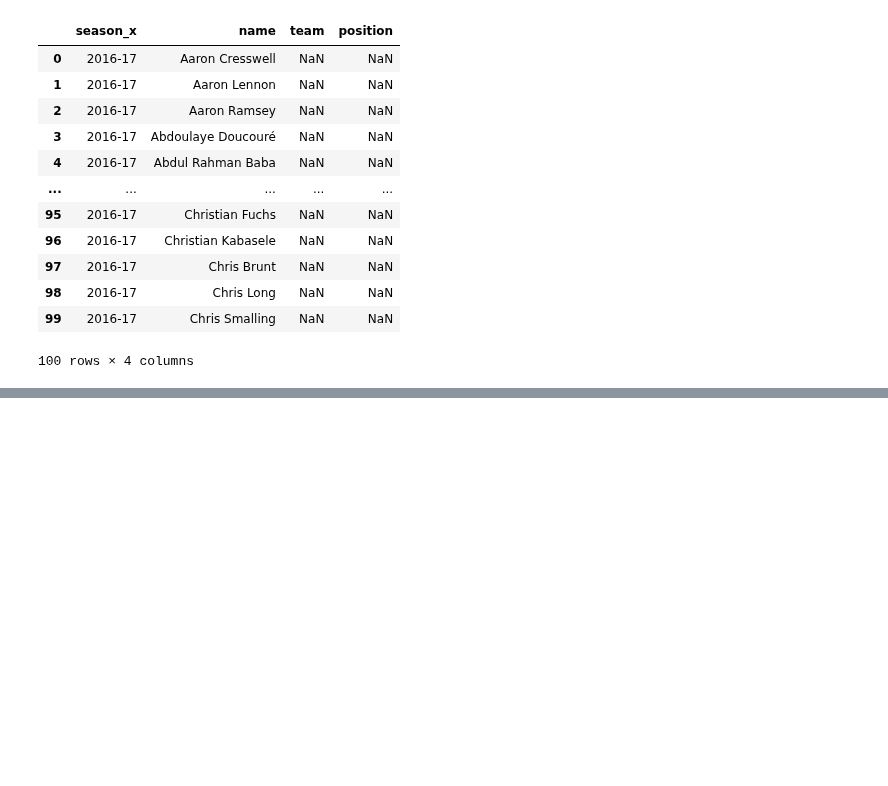
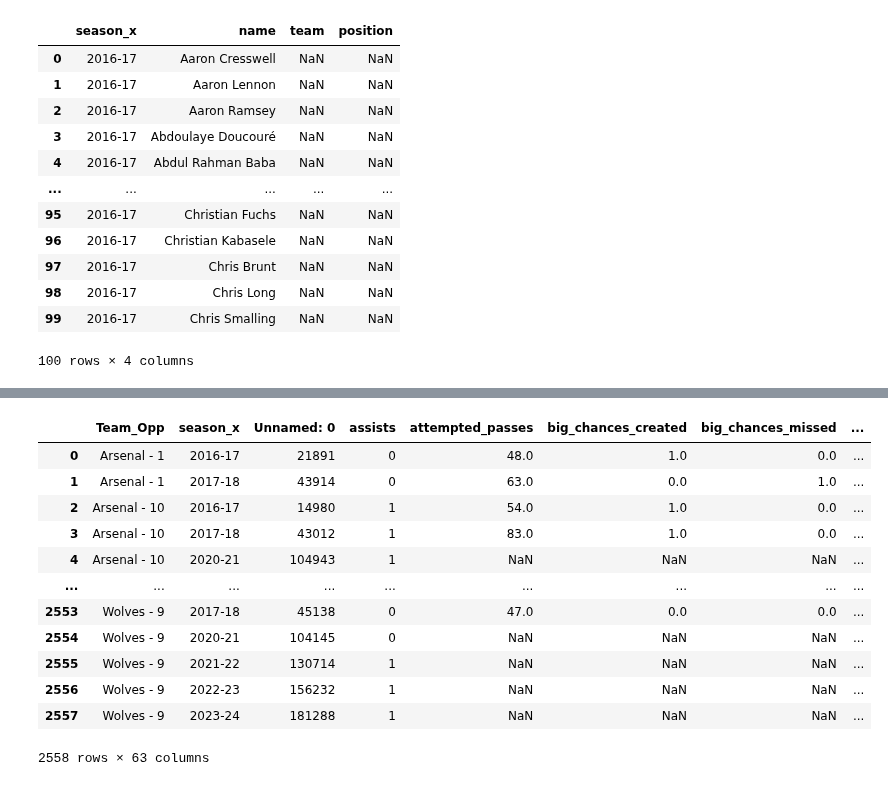
Before and after one commit to Subashcoder/Football-Match-Prediction, a Jupyter notebook: feature_engg.ipynb, the cells around one changed output, grey strips where cells are left out. Drawn from its saved outputs; the diff is of its cells as text; code cells hidden in the pictures; blank space fills up the shorter version.

```diff
--- a/feature_engg.ipynb
+++ b/feature_engg.ipynb
@@ -86,0 +87,8 @@ df_merged.loc[df_merged['name'] == 'Aaron Ramsey', ['season_x', 'team','opponent
+# %%
+player_team_mapping = df_merged.groupby('name')['team'].last().to_dict()
+
+df_merged_new = df_merged.copy()
+# Then, fill the NaN values in the 'team' column using the mapping
+df_merged_new['team'] = df_merged_new.apply(lambda row: player_team_mapping[row['name']] if pd.isnull(row['team']) else row['team'], axis=1)
+
+# Now, the NaN values in the 'team' column should be filled with the corresponding non-null values for each player
@@ -86,0 +115,18 @@ df_merged.loc[df_merged['name'] == 'Aaron Ramsey', ['season_x', 'team','opponent
+# %%
+# Creating the new field for home win, away win or draw
+# Defining conditions for each outcome
+conditions = [
+    (df_merged_new['team_a_score'] < df_merged_new['team_h_score']),  # Home Win
+    (df_merged_new['team_a_score'] > df_merged_new['team_h_score']),  # Away Win
+    (df_merged_new['team_a_score'] == df_merged_new['team_h_score']), # Draw
+    # Add an additional condition to cover all cases
+    (~df_merged_new['team_a_score'].isna()) & (~df_merged_new['team_h_score'].isna())  # Missing data
+]
+
+# Define corresponding values for each condition
+values = ['WIN', 'LOSS', 'Draw', 'Unknown']
+
+# Use np.select() to create the new column based on conditions
+df_merged_new['result'] = np.select(conditions, values, default='Unknown')
+df_merged_new['opponent_team']
+df_merged_new.columns
@@ -86,0 +151,24 @@ df_merged.loc[df_merged['name'] == 'Aaron Ramsey', ['season_x', 'team','opponent
+# %%
+df_merged_new['Team_Opp'] = df_merged_new['team'] + ' - ' + df_merged_new['opponent_team'].astype(str)
+df_new = df_merged_new.drop(columns=['name'])
+
+agg_funcs = {
+    col: 'max' for col in df_merged_new.columns if col not in ['season_x', 'name', 'position', 'team', 'opponent_team', 'GW', 'Team_Opp']
+}
+
+df_new_group = df_new.groupby(['Team_Opp', 'season_x']).agg(agg_funcs).reset_index()
+df_new_group.columns
+# %% [output]
+|  | Team_Opp | season_x | Unnamed: 0 | assists | attempted_passes | big_chances_created | big_chances_missed | ... |
+| 0 | Arsenal - 1 | 2016-17 | 21891 | 0 | 48.0 | 1.0 | 0.0 | ... |
+| 1 | Arsenal - 1 | 2017-18 | 43914 | 0 | 63.0 | 0.0 | 1.0 | ... |
+| 2 | Arsenal - 10 | 2016-17 | 14980 | 1 | 54.0 | 1.0 | 0.0 | ... |
+| 3 | Arsenal - 10 | 2017-18 | 43012 | 1 | 83.0 | 1.0 | 0.0 | ... |
+| 4 | Arsenal - 10 | 2020-21 | 104943 | 1 | NaN | NaN | NaN | ... |
+| ... | ... | ... | ... | ... | ... | ... | ... | ... |
+| 2553 | Wolves - 9 | 2017-18 | 45138 | 0 | 47.0 | 0.0 | 0.0 | ... |
+| 2554 | Wolves - 9 | 2020-21 | 104145 | 0 | NaN | NaN | NaN | ... |
+| 2555 | Wolves - 9 | 2021-22 | 130714 | 1 | NaN | NaN | NaN | ... |
+| 2556 | Wolves - 9 | 2022-23 | 156232 | 1 | NaN | NaN | NaN | ... |
+| 2557 | Wolves - 9 | 2023-24 | 181288 | 1 | NaN | NaN | NaN | ... |
+2558 rows × 63 columns
```
Also changed, not shown: parts of 4 cells of this notebook.
